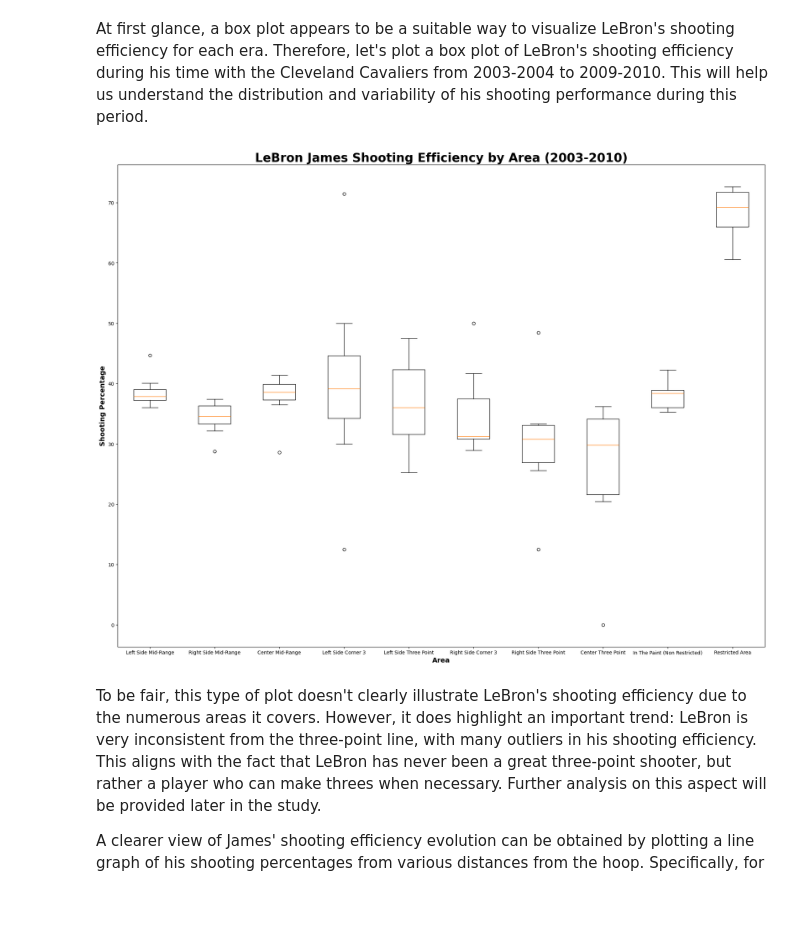
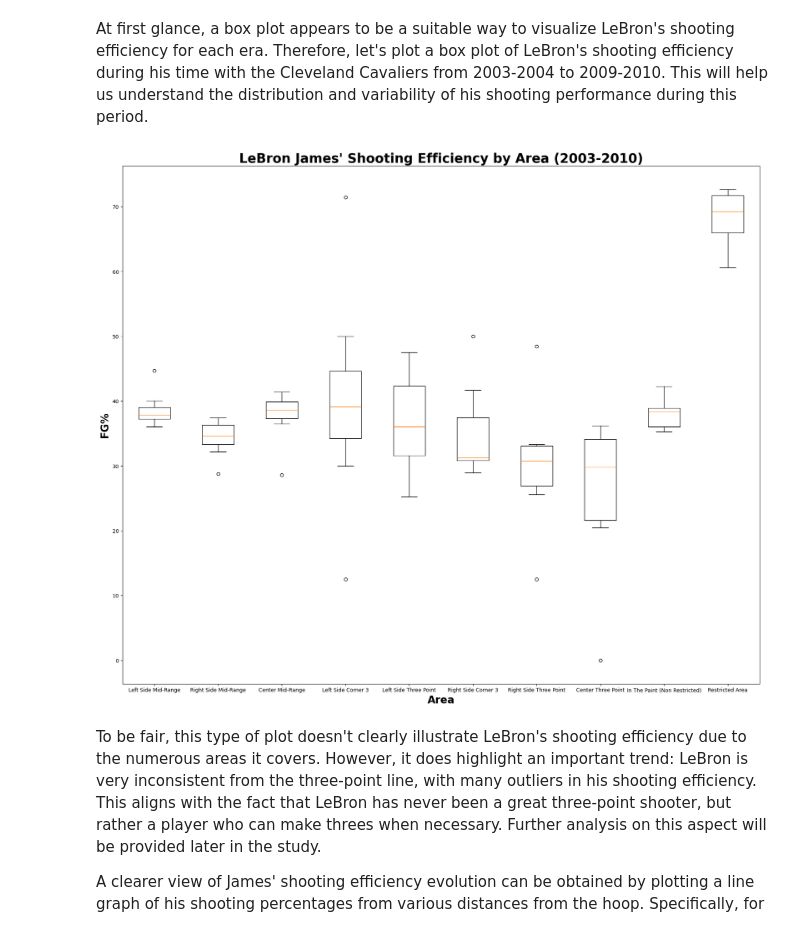
Before and after one commit to francescobortuzzo/DataScienceProject, a Jupyter notebook: creazione_plot/plot.ipynb, the cells around one changed output. Saved outputs shown, nothing was run; the diff lists cells and outputs as text; code cells hidden in the pictures; blank space fills up the shorter version.

```diff
--- a/creazione_plot/plot.ipynb
+++ b/creazione_plot/plot.ipynb
@@ -553,38 +594,38 @@ Restricted_Area.clear()
 
 # Initialize a dictionary to hold efficiency data
 efficiency_data = {
     'Left Side Mid-Range': Left_Side_Mid_Range,
     'Right Side Mid-Range': Right_Side_Mid_Range,
     'Center Mid-Range': Center_Mid_Range,
     'Left Side Corner 3': Left_Side_Corner_3,
     'Left Side Three Point': Left_Side_Three_Point,
     'Right Side Corner 3': Right_Side_Corner_3,
     'Right Side Three Point': Right_Side_Three_Point,
     'Center Three Point': Center_Three_Point,
     'In The Paint (Non Restricted)': In_The_Paint_Non_Restricted,
     'Restricted Area': Restricted_Area
 }
 
 # Iterate over seasons and calculate efficiency for each area
 for season in cavs_1:
     efficiency = shooting_efficiency(df_shots, [season])
     for area in efficiency_data:
         efficiency_data[area].append(efficiency[area])
 
 # Set the size of the plot
-fig, ax = plt.subplots(figsize=(24, 18))
+fig, ax = plt.subplots(figsize=(22, 18))
 
 # Plot the data as a boxplot
 plt.boxplot(efficiency_data.values(), labels=efficiency_data.keys())
 
 # Add labels and title
-plt.xlabel('Area', fontsize=14, fontweight='bold')
-plt.ylabel('Shooting Percentage', fontsize=14, fontweight='bold')
-plt.title('LeBron James Shooting Efficiency by Area (2003-2010)', fontsize=25, fontweight='bold')
+plt.xlabel('Area', fontsize=20, fontweight='bold')
+plt.ylabel('FG%', fontsize=20, fontweight='bold')
+plt.title('LeBron James\' Shooting Efficiency by Area (2003-2010)', fontsize=25, fontweight='bold')
 
 plt.show()
 # %% [output]
-[figure, old version]
+[figure, new version]
 # %% [markdown]
 To be fair, this type of plot doesn't clearly illustrate LeBron's shooting efficiency due to the numerous areas it covers. However, it does highlight an important trend: LeBron is very inconsistent from the three-point line, with many outliers in his shooting efficiency. This aligns with the fact that LeBron has never been a great three-point shooter, but rather a player who can make threes when necessary. Further analysis on this aspect will be provided later in the study.
 
```
Also changed, not shown: parts of 15 cells of this notebook.
